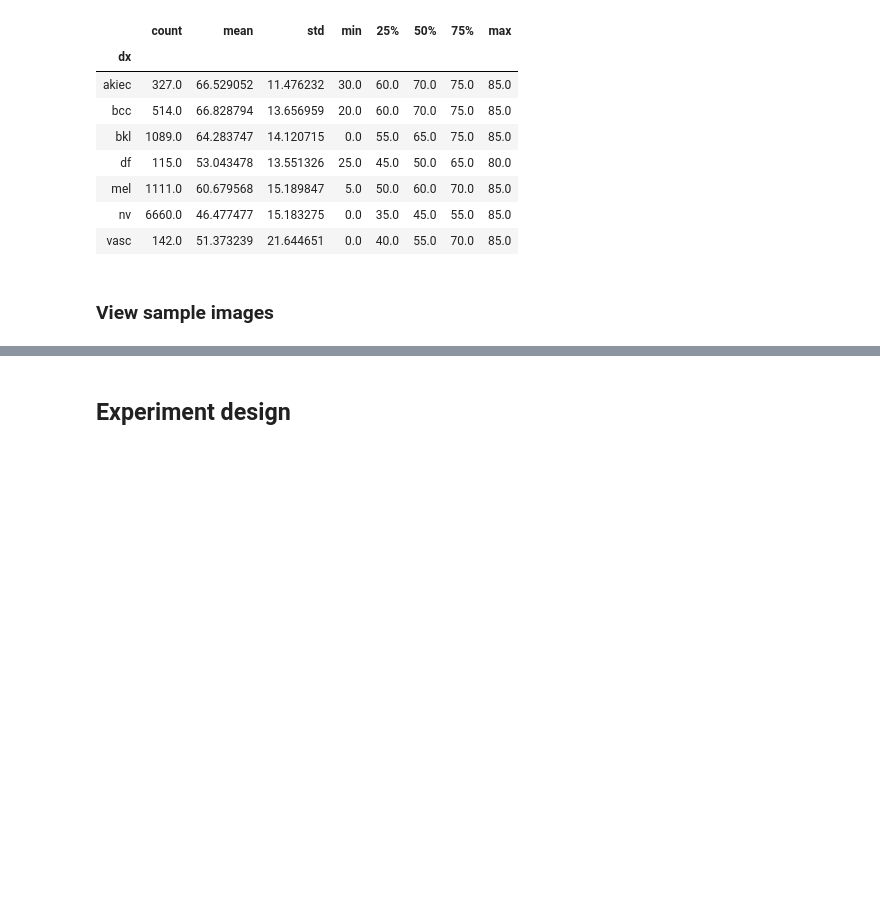
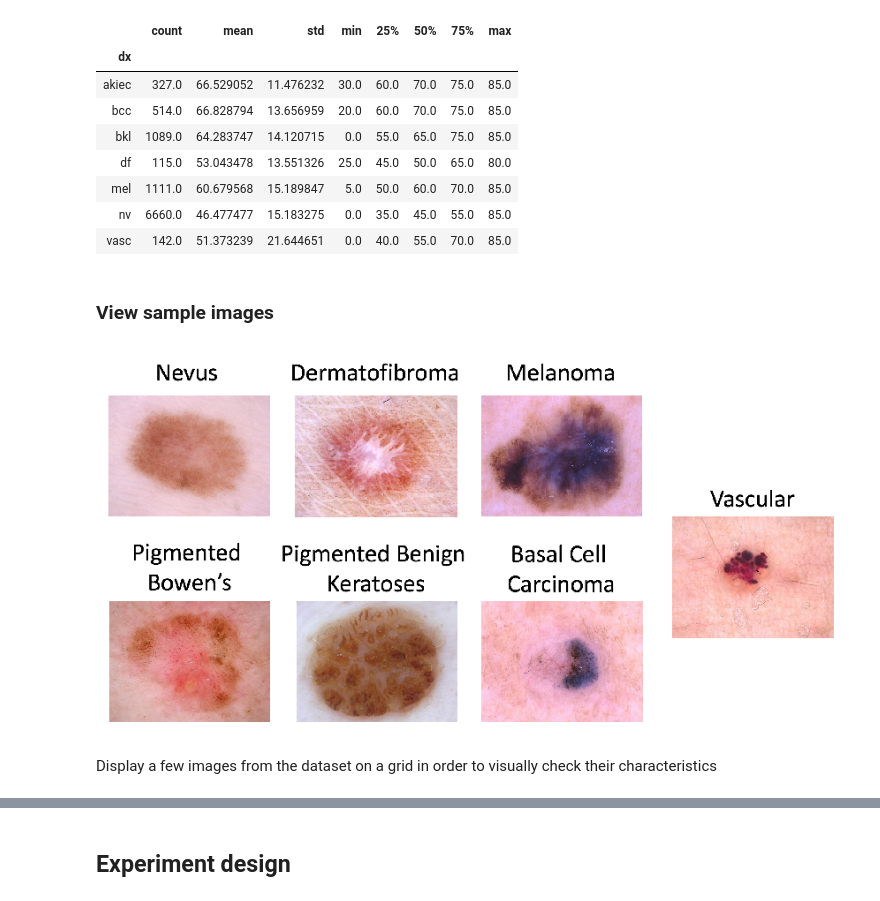
Before and after one commit to matteo-peltarion/classification-toolkit, a Jupyter notebook: notebooks/report.ipynb, the cells around one changed output, grey strips where cells are left out. Drawn from its saved outputs; the diff is of its cells as text; code cells hidden in the pictures; blank space fills up the shorter version.

```diff
--- a/notebooks/report.ipynb
+++ b/notebooks/report.ipynb
@@ -84,7 +87,11 @@ annotation_df.groupby(LABEL_COLUMN)['age'].describe()
 # %% [markdown]
 ### View sample images
 # %%
-# sample_image = plt.imread("../lesions.png")
-# plt.figure(figsize=(15,8))
-# plt.axis('off')
-# plt.imshow(sample_image);
+sample_image = plt.imread("../lesions.png")
+plt.figure(figsize=(15,8))
+plt.axis('off')
+plt.imshow(sample_image);
+# %% [output]
+[figure, added]
+# %% [markdown]
+Display a few images from the dataset on a grid in order to visually check their characteristics
```
Also changed, not shown: parts of 21 cells of this notebook.
